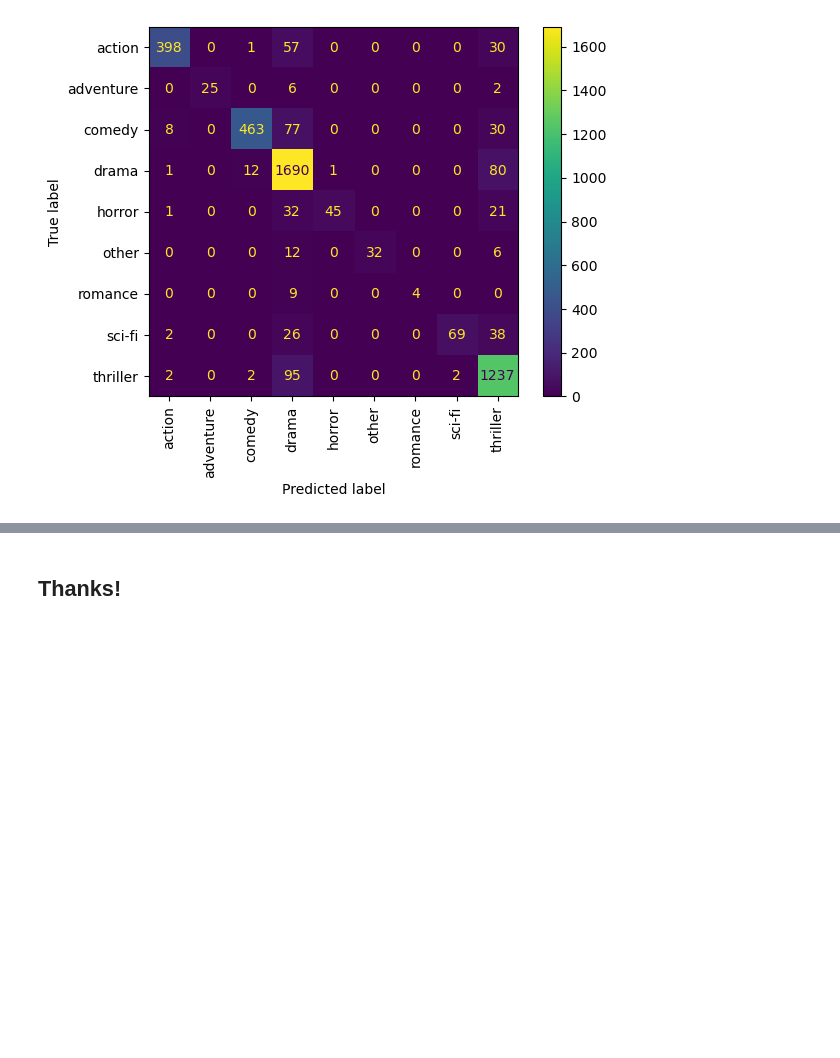
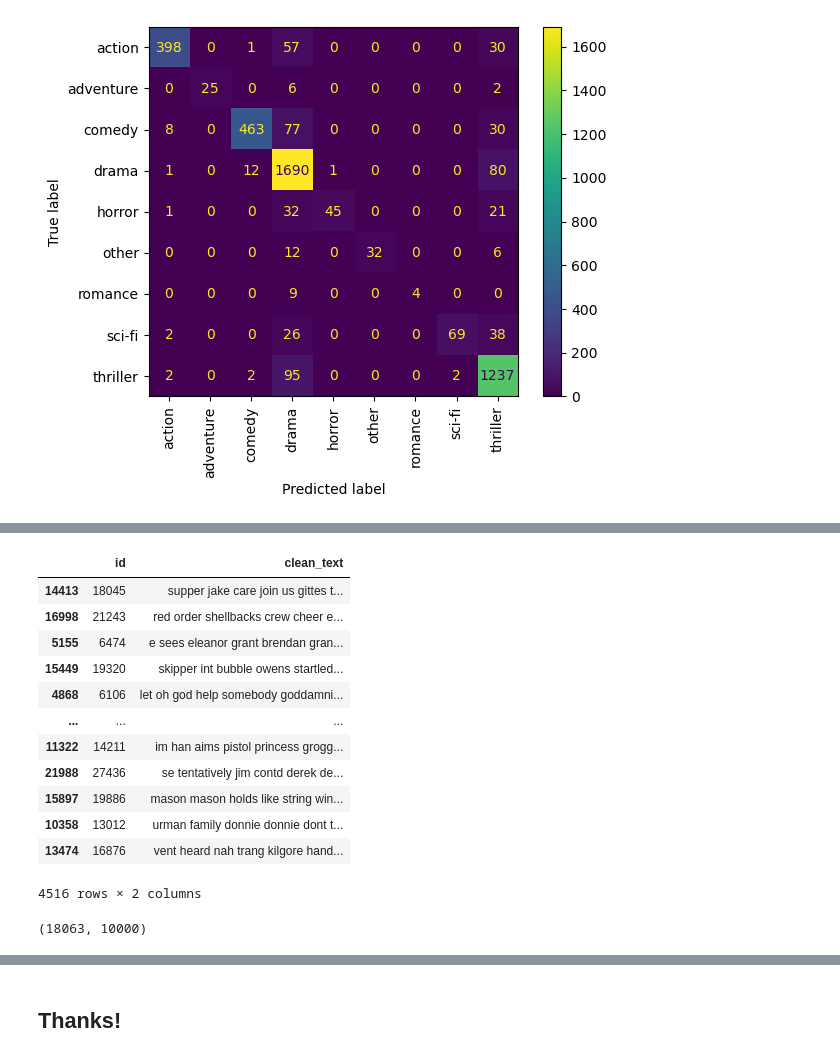
Before and after one commit to NatisAI/Genre_From_Subtitles, a Jupyter notebook: Genre_from_subtitles.ipynb, the cells around one changed output, grey strips where cells are left out. Saved outputs shown, nothing was run; the diff lists cells and outputs as text; code cells hidden in the pictures; blank space fills up the shorter version.

```diff
--- a/Genre_from_subtitles.ipynb
+++ b/Genre_from_subtitles.ipynb
@@ -301,0 +351,20 @@ print(metrics.confusion_matrix(yval,y_pred2))
+# %%
+xval
+# %% [output]
+|  | id | clean_text |
+| 14413 | 18045 | supper jake care join us gittes t... |
+| 16998 | 21243 | red order shellbacks crew cheer e... |
+| 5155 | 6474 | e sees eleanor grant brendan gran... |
+| 15449 | 19320 | skipper int bubble owens startled... |
+| 4868 | 6106 | let oh god help somebody goddamni... |
+| ... | ... | ... |
+| 11322 | 14211 | im han aims pistol princess grogg... |
+| 21988 | 27436 | se tentatively jim contd derek de... |
+| 15897 | 19886 | mason mason holds like string win... |
+| 10358 | 13012 | urman family donnie donnie dont t... |
+| 13474 | 16876 | vent heard nah trang kilgore hand... |
+4516 rows × 2 columns
+# %%
+xtrain_tfidf.toarray().shape
+# %% [output]
+(18063, 10000)
```
Also changed, not shown: parts of 25 cells of this notebook.
